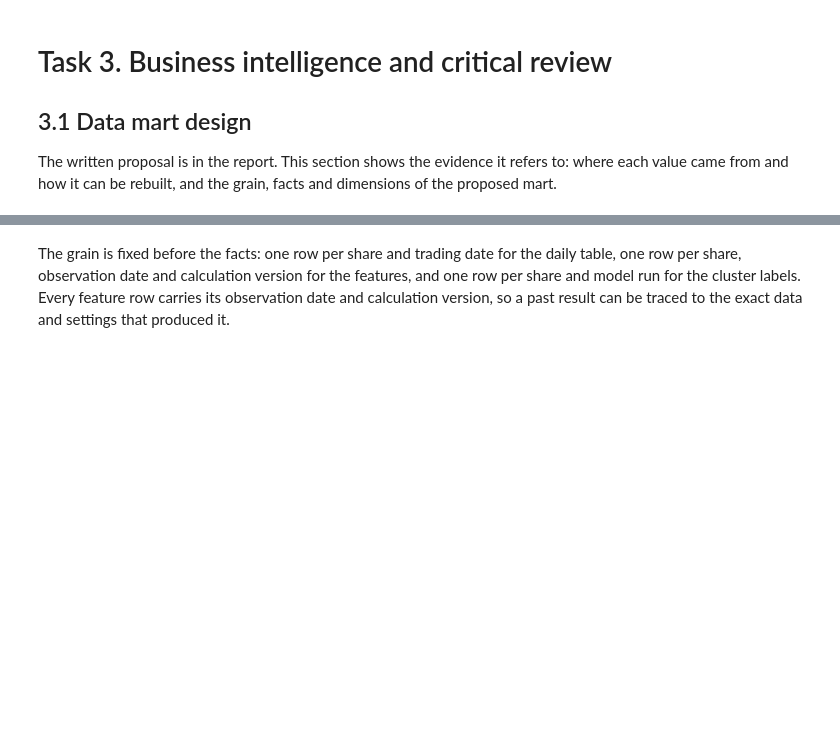
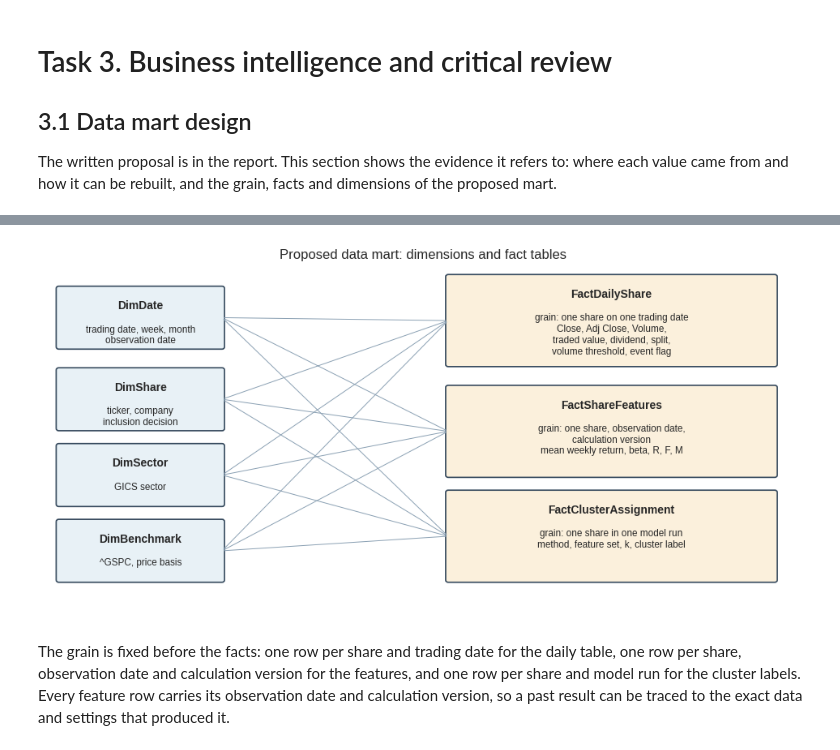
Before and after one commit to Shavina-143/CRM-CW1_w2083673, a Jupyter notebook: CWK1_SP500_Analysis.ipynb, the cells around one changed output, grey strips where cells are left out. Cells and saved outputs as stored; diff of their text form; code cells hidden in the pictures; blank space fills up the shorter version.

```diff
--- a/CWK1_SP500_Analysis.ipynb
+++ b/CWK1_SP500_Analysis.ipynb
@@ -1696,3 +2016,37 @@ provenance.to_csv(
+# %%
+# Star schema for the proposed data mart: dimensions on the left, fact tables on the right
+from matplotlib.patches import FancyBboxPatch
+
+fig, ax = plt.subplots(figsize=(12, 5.6))
+ax.set_xlim(0, 12); ax.set_ylim(0, 6); ax.axis('off')
+
+def box(x, y, w, h, title, lines, colour):
+    ax.add_patch(FancyBboxPatch((x, y), w, h, boxstyle='round,pad=0.04', fc=colour, ec='#33475b', lw=1.2))
+    ax.text(x + w / 2, y + h - 0.2, title, ha='center', va='top', fontsize=10, fontweight='bold')
+    ax.text(x + w / 2, y + h - 0.62, '\n'.join(lines), ha='center', va='top', fontsize=8.5)
+
+dims = [('DimDate', ['trading date, week, month', 'observation date'], 4.6),
+        ('DimShare', ['ticker, company', 'inclusion decision'], 3.2),
+        ('DimSector', ['GICS sector'], 1.9),
+        ('DimBenchmark', ['^GSPC, price basis'], 0.6)]
+for title, lines, y in dims:
+    box(0.2, y, 2.6, 1.0, title, lines, '#e8f1f6')
+
+facts = [('FactDailyShare', ['grain: one share on one trading date', 'Close, Adj Close, Volume,', 'traded value, dividend, split,', 'volume threshold, event flag'], 4.3),
+         ('FactShareFeatures', ['grain: one share, observation date,', 'calculation version', 'mean weekly return, beta, R, F, M'], 2.4),
+         ('FactClusterAssignment', ['grain: one share in one model run', 'method, feature set, k, cluster label'], 0.6)]
+for title, lines, y in facts:
+    box(6.4, y, 5.2, 1.5, title, lines, '#fbf0dc')
+
+for _, _, y in dims:
+    for fy in (5.05, 3.15, 1.35):
+        ax.annotate('', xy=(6.4, fy), xytext=(2.8, y + 0.5),
+                    arrowprops=dict(arrowstyle='-', color='#8aa0b3', lw=0.7))
+ax.set_title('Proposed data mart: dimensions and fact tables', fontsize=12)
+fig.savefig(OUTPUT_DIR / 'data_mart_star_schema.png', dpi=140, bbox_inches='tight')
+plt.show()
+# %% [output]
+[figure, added]
 # %% [markdown]
 The grain is fixed before the facts: one row per share and trading date for the daily table, one row per share, observation date and calculation version for the features, and one row per share and model run for the cluster labels. Every feature row carries its observation date and calculation version, so a past result can be traced to the exact data and settings that produced it.
 # %% [markdown]
```
Also changed, not shown: parts of 44 cells of this notebook.
